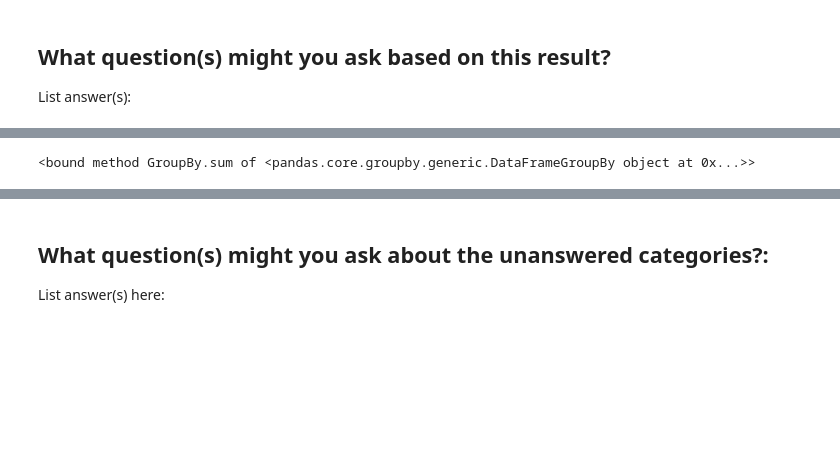
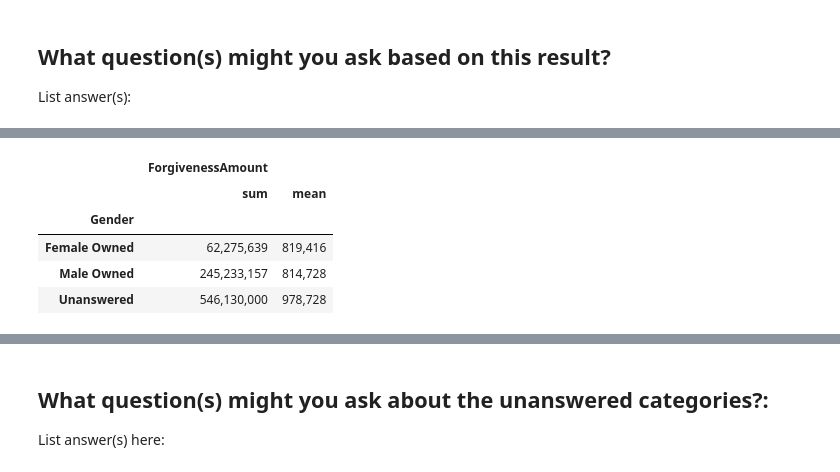
Before and after one commit to Marycunningham79/2023-spring-data-journalism, a Jupyter notebook: homework/hw-for-wk-08-groupby-COMPLETE.ipynb, the cells around one changed output, grey strips where cells are left out. Saved outputs shown, nothing was run; the diff lists cells and outputs as text; code cells hidden in the pictures; blank space fills up the shorter version.

```diff
--- a/homework/hw-for-wk-08-groupby-COMPLETE.ipynb
+++ b/homework/hw-for-wk-08-groupby-COMPLETE.ipynb
@@ -93,5 +102,10 @@ List answer(s):
 # %%
 ## What is the sum and mean for the ForgivenessAmount amount for owners by gender
-df.groupby("ForgivenessAmount")[["Gender"]].sum
+df.groupby("Gender")[["ForgivenessAmount"]].agg(["sum", "mean"])
 # %% [output]
-<bound method GroupBy.sum of <pandas.core.groupby.generic.DataFrameGroupBy object at 0x...>>
+|  | ForgivenessAmount |  |
+|  | sum | mean |
+| Gender |  |  |
+| Female Owned | 62,275,639 | 819,416 |
+| Male Owned | 245,233,157 | 814,728 |
+| Unanswered | 546,130,000 | 978,728 |
```
Also changed, not shown: parts of 7 cells of this notebook.
